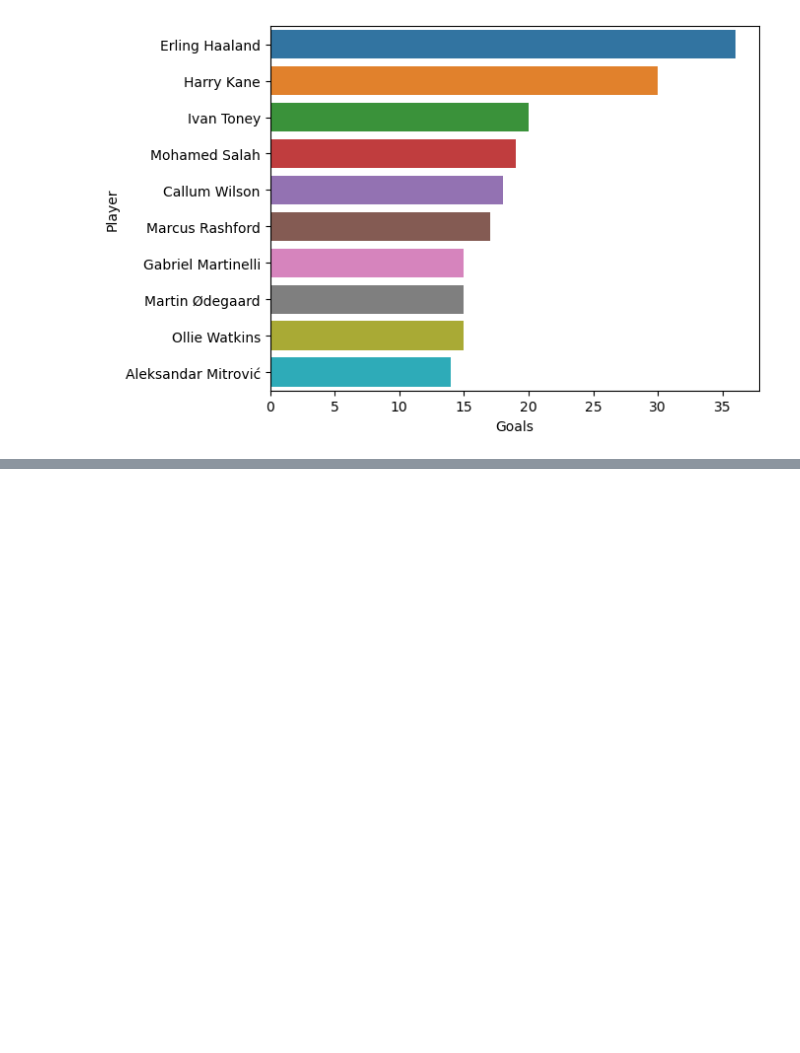
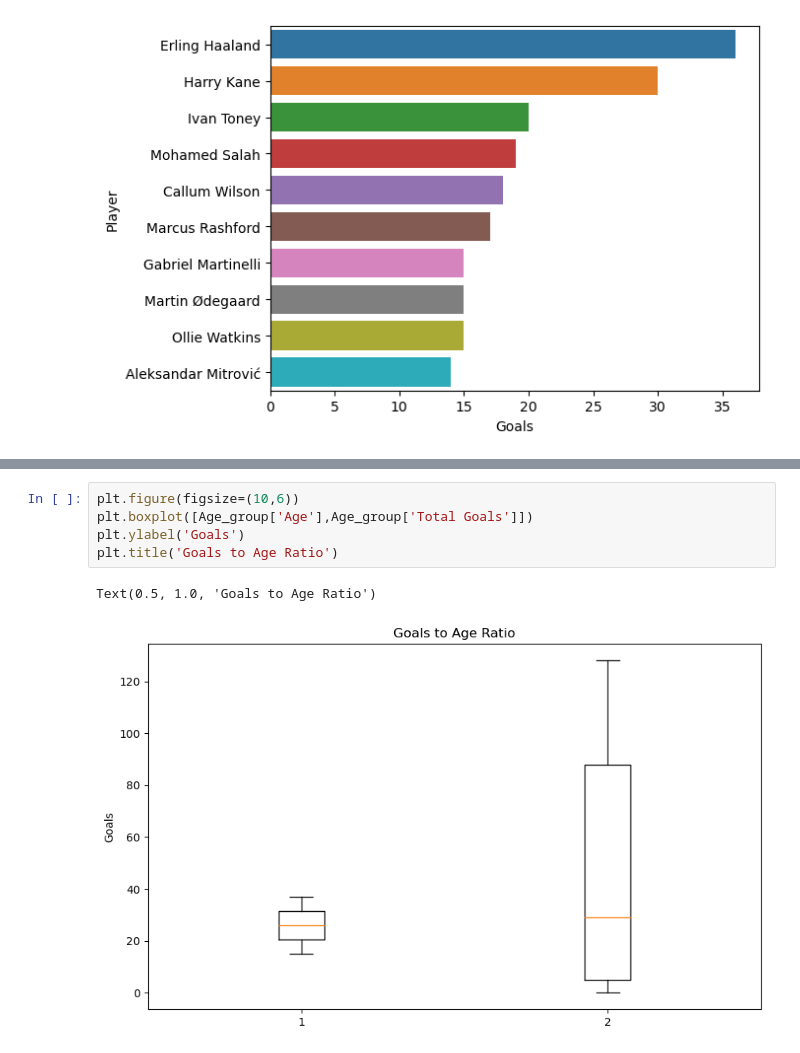
Before and after one commit to cokoli4315/Prem2022-23-data, a Jupyter notebook: Premier_league_top_scorer.ipynb, the cells around one changed output, grey strips where cells are left out. Drawn from its saved outputs; the diff is of its cells as text; blank space fills up the shorter version.

```diff
--- a/Premier_league_top_scorer.ipynb
+++ b/Premier_league_top_scorer.ipynb
@@ -105,0 +196,8 @@ res=op.scatterplot(shooting_df,
+# %%
+plt.figure(figsize=(10,6))
+plt.boxplot([Age_group['Age'],Age_group['Total Goals']])
+plt.ylabel('Goals')
+plt.title('Goals to Age Ratio')
+# %% [output]
+Text(0.5, 1.0, 'Goals to Age Ratio')
+[figure, added]
```
Also changed, not shown: parts of 12 cells of this notebook.
